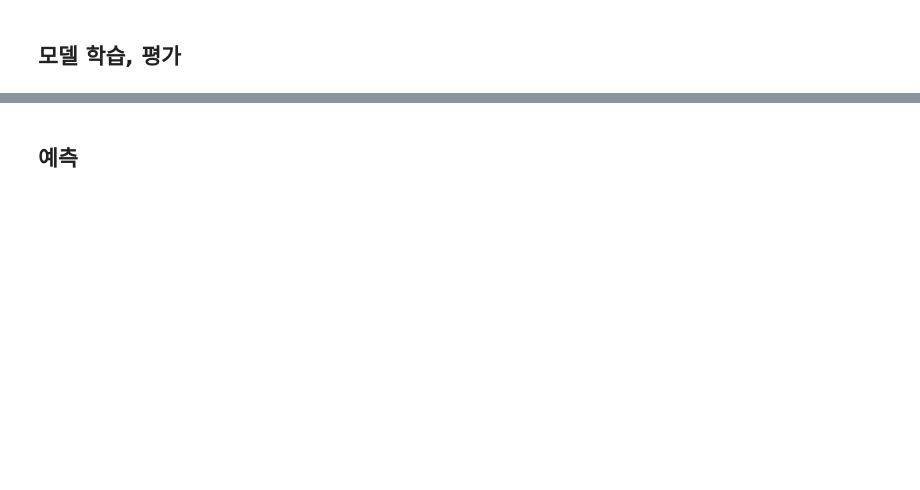
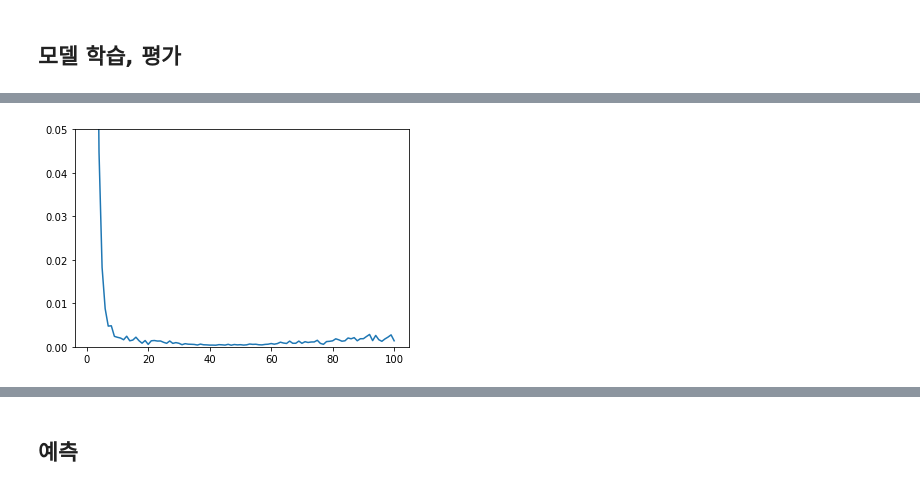
Before and after one commit to purple-cabbage0030/class_review, a Jupyter notebook: 13.deepLearning/12_LSTM_stockprice_predict.ipynb, the cells around one changed output, grey strips where cells are left out. Drawn from its saved outputs; the diff is of its cells as text; code cells hidden in the pictures; blank space fills up the shorter version.

```diff
--- a/13.deepLearning/12_LSTM_stockprice_predict.ipynb
+++ b/13.deepLearning/12_LSTM_stockprice_predict.ipynb
@@ -169,3 +260,6 @@ X, y를 만든다.
+# %%
+train_dataset = tf.data.Dataset.from_tensor_slices((X_train, y_train)).shuffle(N_TRAIN).batch(N_BATCHS, drop_remainder=True)
+test_dataset = tf.data.Dataset.from_tensor_slices((X_test, y_test)).batch(N_BATCHS)
 # %% [markdown]
 ## Model 생성
 - LSTM 레이어는 return_sequences 인자에 따라 마지막 시퀀스에서 한 번만 출력할 수 있고 각 시퀀스에서 출력을 할 수 있다.
@@ -179,0 +278,15 @@ X, y를 만든다.
+# %%
+def create_model():
+    model = keras.Sequential()
+
+    # featrue extracter
+    # return_sequences: 다음 레이어가 Dense일 경우 False / RNN(LSTM)일 경우 True
+    model.add(layers.LSTM(32, activation='relu', return_sequences=False, input_shape=(50,5)))
+    model.add(layers.Dense(32, activation='relu'))
+    model.add(layers.Dense(1))   # 회귀문제라서 activation 지정 안 함
+
+    return model
+# %%
+model = create_model()
+model.compile(optimizer=keras.optimizers.Adam(learning_rate=LEARNING_RATE), loss='mse')
+model.summary()
@@ -180,2 +312,4 @@ X, y를 만든다.
 # %% [markdown]
 ## 모델 학습, 평가
+# %%
+hist = model.fit(train_dataset, epochs=N_EPOCHS, validation_data=test_dataset)
@@ -181,0 +334,6 @@ X, y를 만든다.
+# %%
+plt.plot(range(1, N_EPOCHS+1), hist.history['val_loss'])
+plt.ylim(0, 0.05)
+plt.show()
+# %% [output]
+[figure, added]
```
Also changed, not shown: parts of 24 cells of this notebook.
